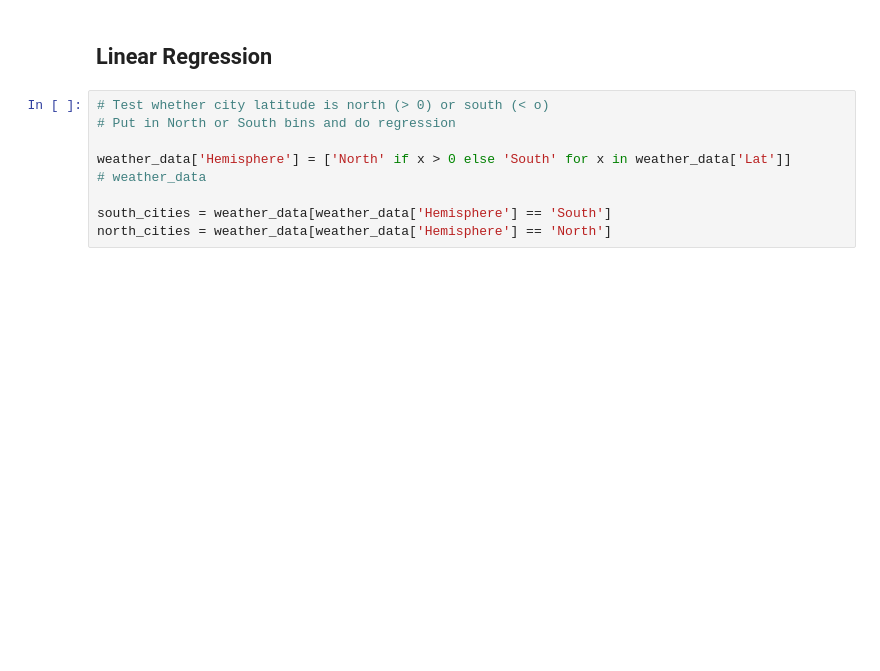
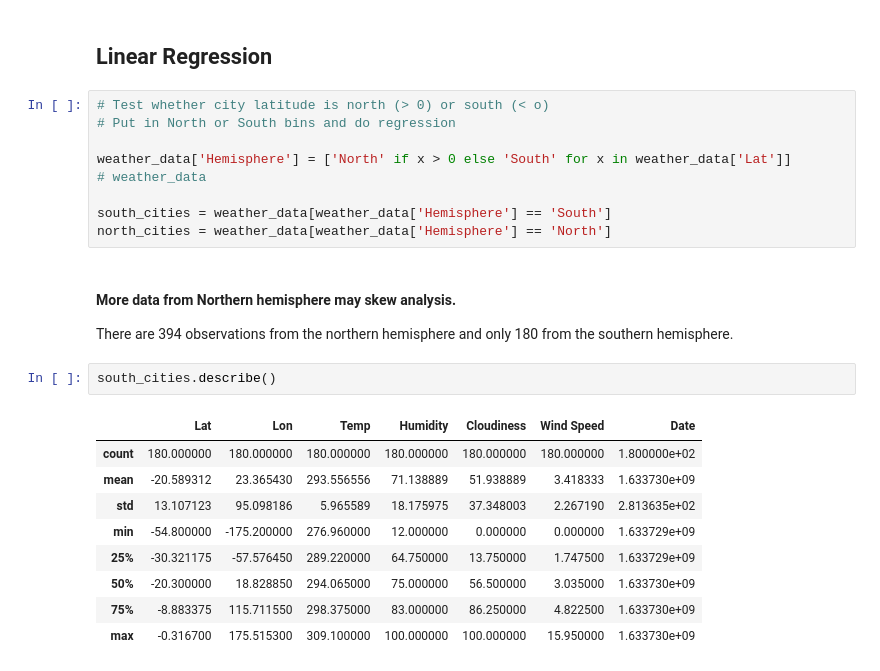
Before and after one commit to jhurley684/06-Python-APIs, a Jupyter notebook: starter_code/WeatherPy_Assignment.ipynb, the cells around one changed output. Cells and saved outputs as stored; diff of their text form; blank space fills up the shorter version.

```diff
--- a/starter_code/WeatherPy_Assignment.ipynb
+++ b/starter_code/WeatherPy_Assignment.ipynb
@@ -244,3 +228,19 @@ weather_data['Hemisphere'] = ['North' if x > 0 else 'South' for x in weather_dat
 
 south_cities = weather_data[weather_data['Hemisphere'] == 'South']
 north_cities = weather_data[weather_data['Hemisphere'] == 'North']
+# %% [markdown]
+#### More data from Northern hemisphere may skew analysis.
+There are 394 observations from the northern hemisphere and only 180 from the
+southern hemisphere.
+# %%
+south_cities.describe()
+# %% [output]
+|  | Lat | Lon | Temp | Humidity | Cloudiness | Wind Speed | Date |
+| count | 180.000000 | 180.000000 | 180.000000 | 180.000000 | 180.000000 | 180.000000 | 1.800000e+02 |
+| mean | -20.589312 | 23.365430 | 293.556556 | 71.138889 | 51.938889 | 3.418333 | 1.633730e+09 |
+| std | 13.107123 | 95.098186 | 5.965589 | 18.175975 | 37.348003 | 2.267190 | 2.813635e+02 |
+| min | -54.800000 | -175.200000 | 276.960000 | 12.000000 | 0.000000 | 0.000000 | 1.633729e+09 |
+| 25% | -30.321175 | -57.576450 | 289.220000 | 64.750000 | 13.750000 | 1.747500 | 1.633729e+09 |
+| 50% | -20.300000 | 18.828850 | 294.065000 | 75.000000 | 56.500000 | 3.035000 | 1.633730e+09 |
+| 75% | -8.883375 | 115.711550 | 298.375000 | 83.000000 | 86.250000 | 4.822500 | 1.633730e+09 |
+| max | -0.316700 | 175.515300 | 309.100000 | 100.000000 | 100.000000 | 15.950000 | 1.633730e+09 |
```
Also changed, not shown: parts of 20 cells of this notebook, 5 other files.
